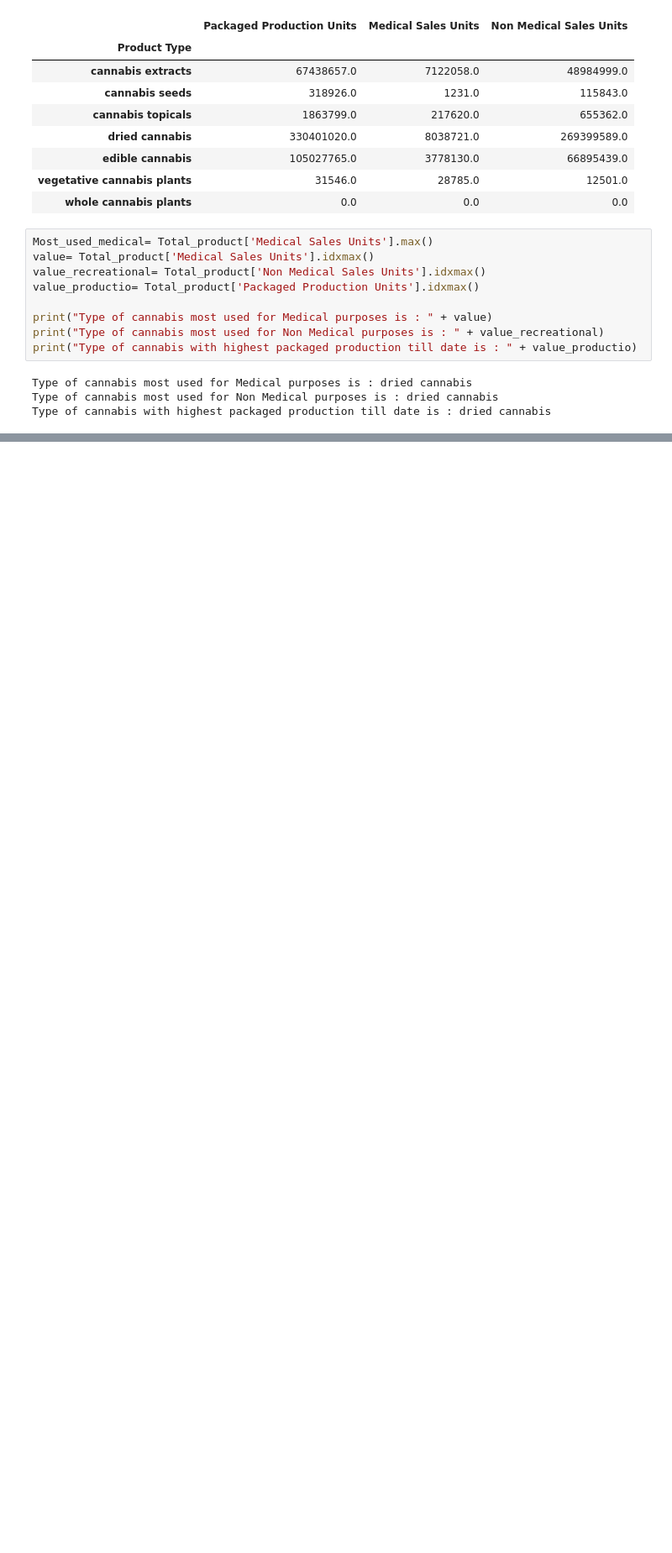
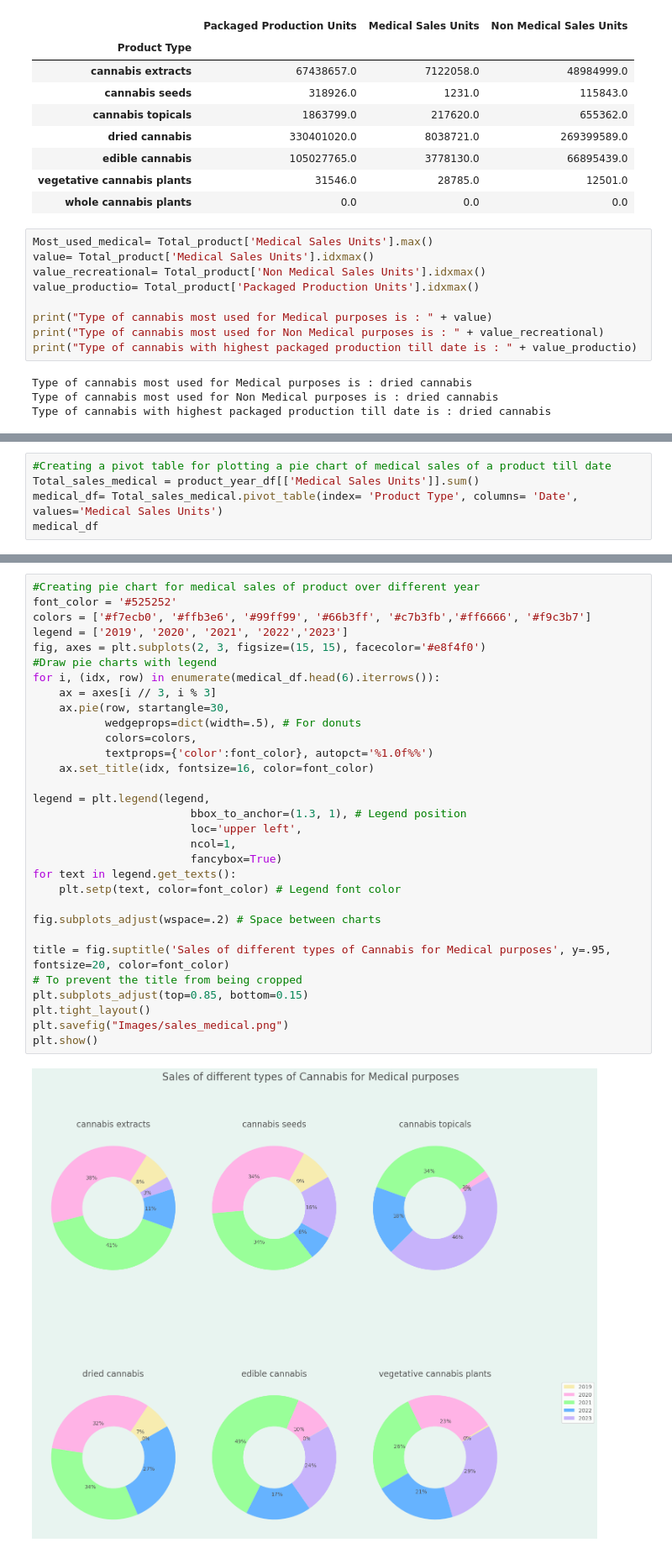
Before and after one commit to ajunjee-selvam/Project_1, a Jupyter notebook: Individual Code Files/cannabis_market - Abid.ipynb, the cells around one changed output, grey strips where cells are left out. Shown at 84% size. Saved outputs shown, nothing was run; the diff lists cells and outputs as text; blank space fills up the shorter version.

```diff
--- a/Individual Code Files/cannabis_market - Abid.ipynb
+++ b/Individual Code Files/cannabis_market - Abid.ipynb
@@ -287,0 +310,5 @@ new_df.plot(kind= 'bar', stacked= True)
+# %%
+#Creating a pivot table for plotting a pie chart of medical sales of a product till date
+Total_sales_medical = product_year_df[['Medical Sales Units']].sum()
+medical_df= Total_sales_medical.pivot_table(index= 'Product Type', columns= 'Date', values='Medical Sales Units')
+medical_df
@@ -287,0 +325,33 @@ new_df.plot(kind= 'bar', stacked= True)
+# %%
+#Creating pie chart for medical sales of product over different year
+font_color = '#525252'
+colors = ['#f7ecb0', '#ffb3e6', '#99ff99', '#66b3ff', '#c7b3fb','#ff6666', '#f9c3b7']
+legend = ['2019', '2020', '2021', '2022','2023']
+fig, axes = plt.subplots(2, 3, figsize=(15, 15), facecolor='#e8f4f0')
+#Draw pie charts with legend
+for i, (idx, row) in enumerate(medical_df.head(6).iterrows()):
+    ax = axes[i // 3, i % 3]
+    ax.pie(row, startangle=30,
+           wedgeprops=dict(width=.5), # For donuts
+           colors=colors,
+           textprops={'color':font_color}, autopct='%1.0f%%')
+    ax.set_title(idx, fontsize=16, color=font_color)
+
+legend = plt.legend(legend,
+                        bbox_to_anchor=(1.3, 1), # Legend position
+                        loc='upper left',
+                        ncol=1,
+                        fancybox=True)
+for text in legend.get_texts():
+    plt.setp(text, color=font_color) # Legend font color
+
+fig.subplots_adjust(wspace=.2) # Space between charts
+
+title = fig.suptitle('Sales of different types of Cannabis for Medical purposes', y=.95, fontsize=20, color=font_color)
+# To prevent the title from being cropped
+plt.subplots_adjust(top=0.85, bottom=0.15)
+plt.tight_layout()
+plt.savefig("Images/sales_medical.png")
+plt.show()
+# %% [output]
+[figure, added]
```
Also changed, not shown: parts of 17 cells of this notebook.
